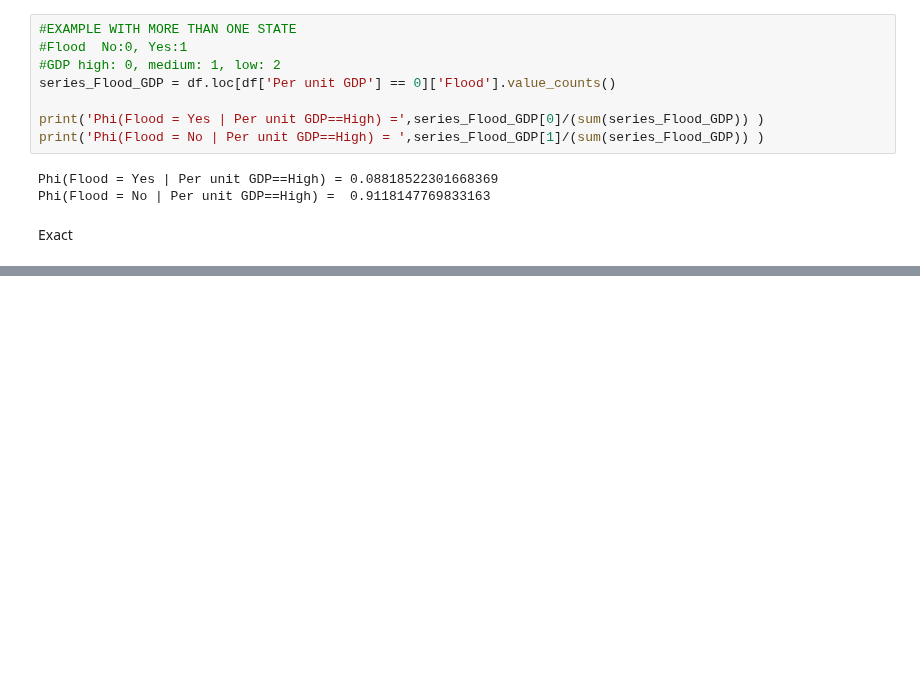
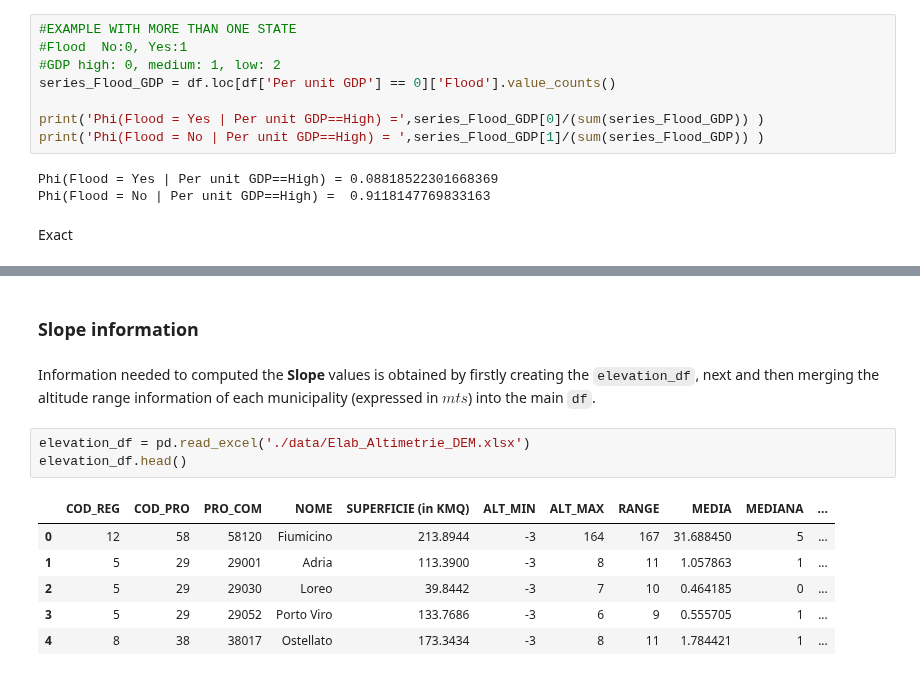
Before and after one commit to RiccardoSpolaor/Flood-disaster-prediction, a Jupyter notebook: Flooding Disaster Prediction.ipynb, the cells around one changed output, grey strips where cells are left out. Saved outputs shown, nothing was run; the diff lists cells and outputs as text; blank space fills up the shorter version.

```diff
--- a/Flooding Disaster Prediction.ipynb
+++ b/Flooding Disaster Prediction.ipynb
@@ -833,0 +989,14 @@ Exact
+# %% [markdown]
+### Slope information
+# %% [markdown]
+Information needed to computed the **Slope** values is obtained by firstly creating the `elevation_df`, next and then merging the altitude range information of each municipality (expressed in $mts$) into the main `df`.
+# %%
+elevation_df = pd.read_excel('./data/Elab_Altimetrie_DEM.xlsx')
+elevation_df.head()
+# %% [output]
+|  | COD_REG | COD_PRO | PRO_COM | NOME | SUPERFICIE (in KMQ) | ALT_MIN | ALT_MAX | RANGE | MEDIA | MEDIANA | ... |
+| 0 | 12 | 58 | 58120 | Fiumicino | 213.8944 | -3 | 164 | 167 | 31.688450 | 5 | ... |
+| 1 | 5 | 29 | 29001 | Adria | 113.3900 | -3 | 8 | 11 | 1.057863 | 1 | ... |
+| 2 | 5 | 29 | 29030 | Loreo | 39.8442 | -3 | 7 | 10 | 0.464185 | 0 | ... |
+| 3 | 5 | 29 | 29052 | Porto Viro | 133.7686 | -3 | 6 | 9 | 0.555705 | 1 | ... |
+| 4 | 8 | 38 | 38017 | Ostellato | 173.3434 | -3 | 8 | 11 | 1.784421 | 1 | ... |
```
Also changed, not shown: parts of 78 cells of this notebook, 1 other file.
